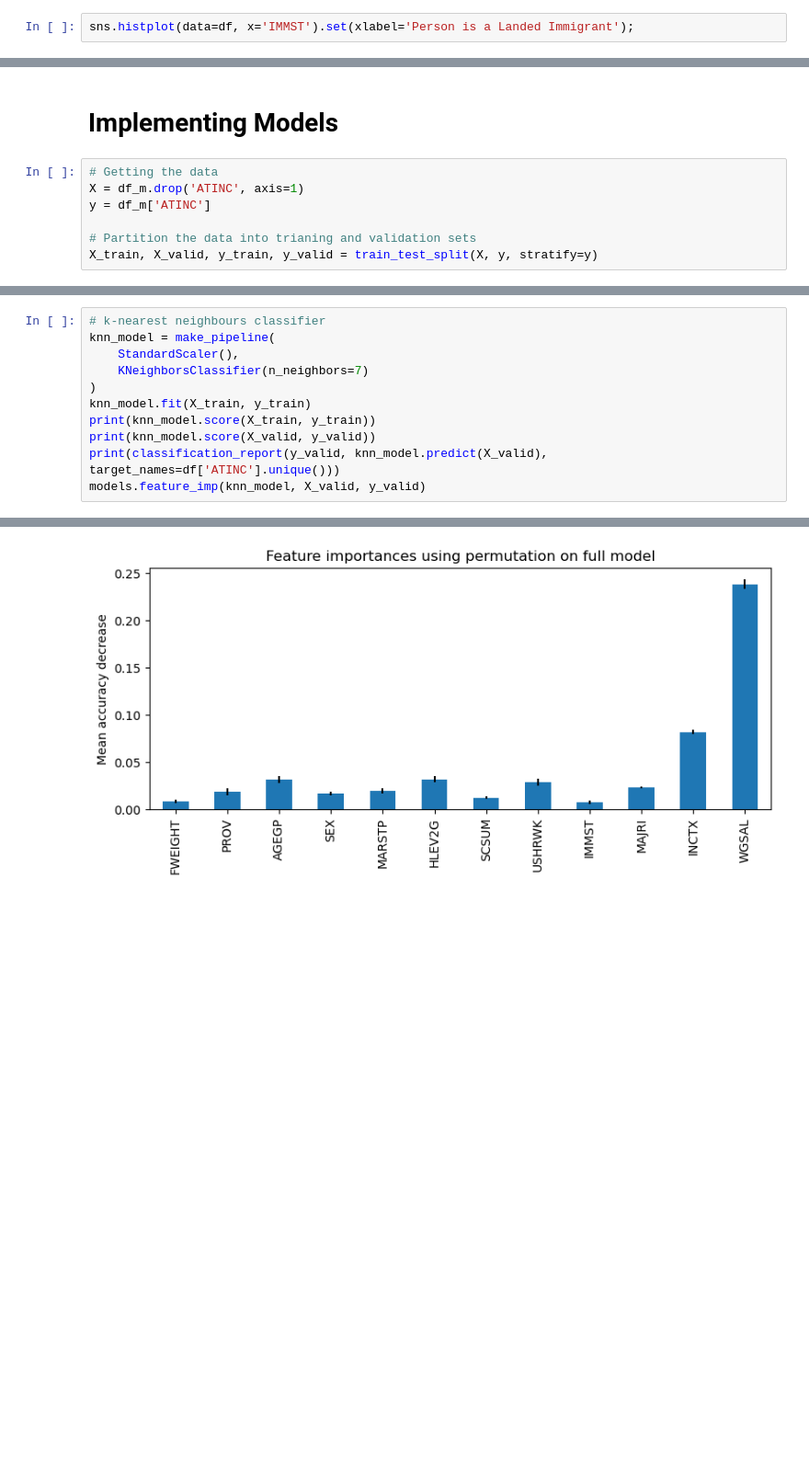
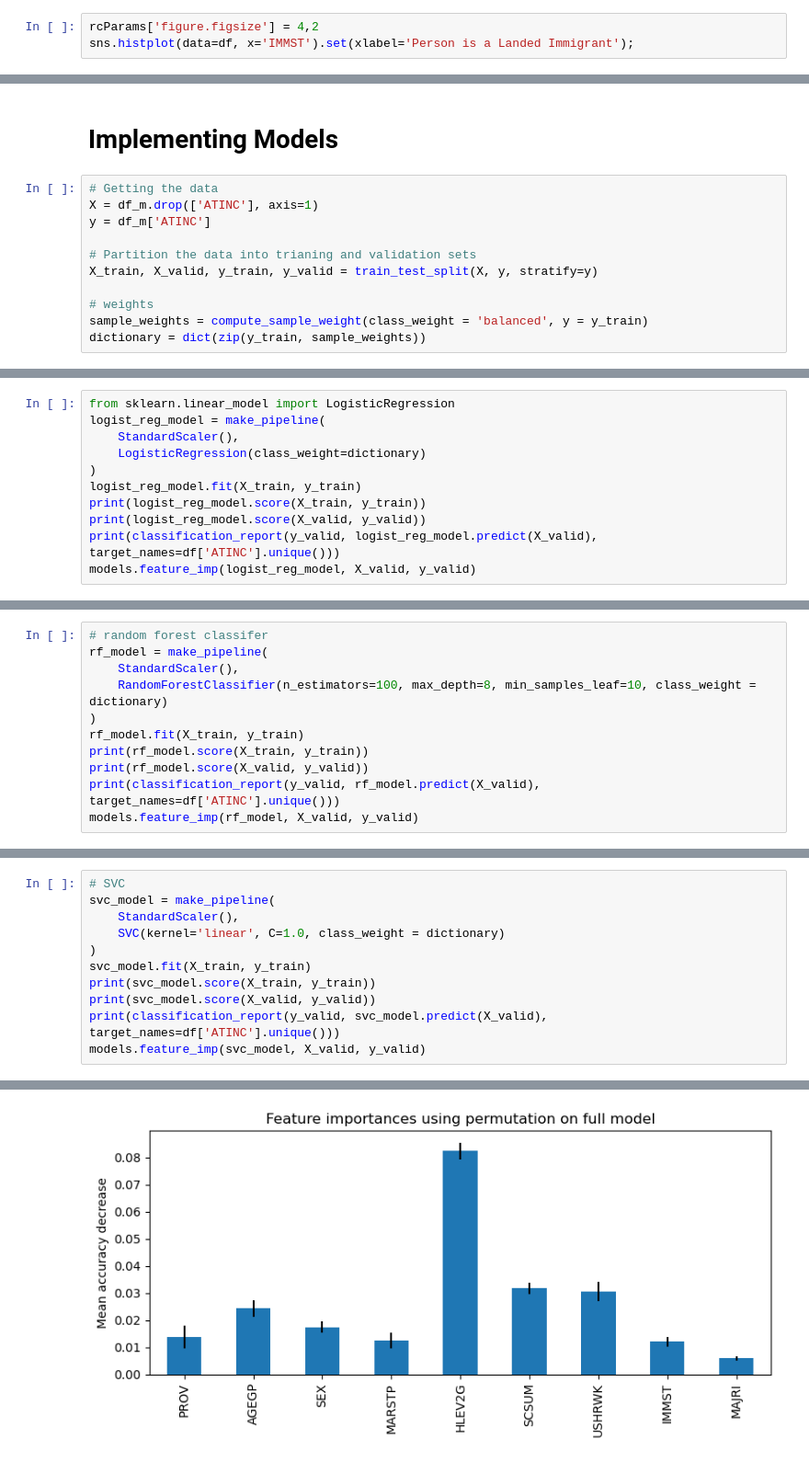
Before and after one commit to Hooplie/CMPT353-Final-Project, a Jupyter notebook: projectnotebook.ipynb, the cells around one changed output, grey strips where cells are left out. Shown at 92% size. Saved outputs shown, nothing was run; the diff lists cells and outputs as text; blank space fills up the shorter version.

Commit message:
update model and notebook

```diff
--- a/projectnotebook.ipynb
+++ b/projectnotebook.ipynb
@@ -318,3 +361,4 @@ sns.histplot(data=df, x='SCSUM').set(xlabel='Summary of Time Worked');
 # %%
+rcParams['figure.figsize'] = 4,2
 sns.histplot(data=df, x='IMMST').set(xlabel='Person is a Landed Immigrant');
 # %% [output]
@@ -421,11 +465,15 @@ Upper: 28
 # Implementing Models
 # %%
 # Getting the data
-X = df_m.drop('ATINC', axis=1)
+X = df_m.drop(['ATINC'], axis=1)
 y = df_m['ATINC']
 
 # Partition the data into trianing and validation sets
 X_train, X_valid, y_train, y_valid = train_test_split(X, y, stratify=y)
+
+# weights
+sample_weights = compute_sample_weight(class_weight = 'balanced', y = y_train)
+dictionary = dict(zip(y_train, sample_weights))
 # %%
 # naive baye classifier
 bayes_model = make_pipeline(
@@ -455,0 +504,11 @@ weighted avg       0.79      0.78      0.78      8879
+# %%
+from sklearn.linear_model import LogisticRegression
+logist_reg_model = make_pipeline(
+    StandardScaler(),
+    LogisticRegression(class_weight=dictionary)
+)
+logist_reg_model.fit(X_train, y_train)
+print(logist_reg_model.score(X_train, y_train))
+print(logist_reg_model.score(X_valid, y_valid))
+print(classification_report(y_valid, logist_reg_model.predict(X_valid), target_names=df['ATINC'].unique()))
+models.feature_imp(logist_reg_model, X_valid, y_valid)
@@ -455,0 +530,11 @@ weighted avg       0.79      0.78      0.78      8879
+# %%
+# random forest classifer
+rf_model = make_pipeline(
+    StandardScaler(),
+    RandomForestClassifier(n_estimators=100, max_depth=8, min_samples_leaf=10, class_weight = dictionary)
+)
+rf_model.fit(X_train, y_train)
+print(rf_model.score(X_train, y_train))
+print(rf_model.score(X_valid, y_valid))
+print(classification_report(y_valid, rf_model.predict(X_valid), target_names=df['ATINC'].unique()))
+models.feature_imp(rf_model, X_valid, y_valid)
@@ -456,12 +556,12 @@ weighted avg       0.79      0.78      0.78      8879
 # %%
-# k-nearest neighbours classifier
-knn_model = make_pipeline(
+# SVC
+svc_model = make_pipeline(
     StandardScaler(),
-    KNeighborsClassifier(n_neighbors=7)
+    SVC(kernel='linear', C=1.0, class_weight = dictionary)
 )
-knn_model.fit(X_train, y_train)
-print(knn_model.score(X_train, y_train))
-print(knn_model.score(X_valid, y_valid))
-print(classification_report(y_valid, knn_model.predict(X_valid), target_names=df['ATINC'].unique()))
-models.feature_imp(knn_model, X_valid, y_valid)
+svc_model.fit(X_train, y_train)
+print(svc_model.score(X_train, y_train))
+print(svc_model.score(X_valid, y_valid))
+print(classification_report(y_valid, svc_model.predict(X_valid), target_names=df['ATINC'].unique()))
+models.feature_imp(svc_model, X_valid, y_valid)
 # %% [output]
@@ -481 +581 @@ weighted avg       0.74      0.73      0.73      8879
-[figure, old version]
+[figure, new version]
```
Also changed, not shown: parts of 33 cells of this notebook, 1 other file.
